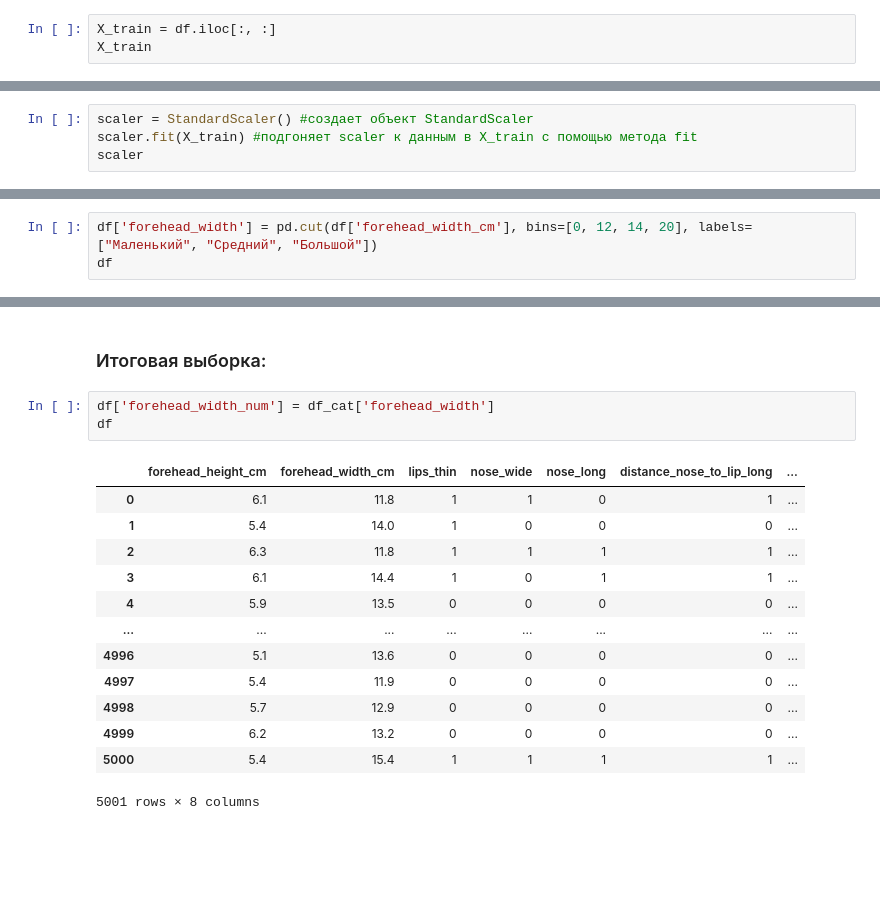
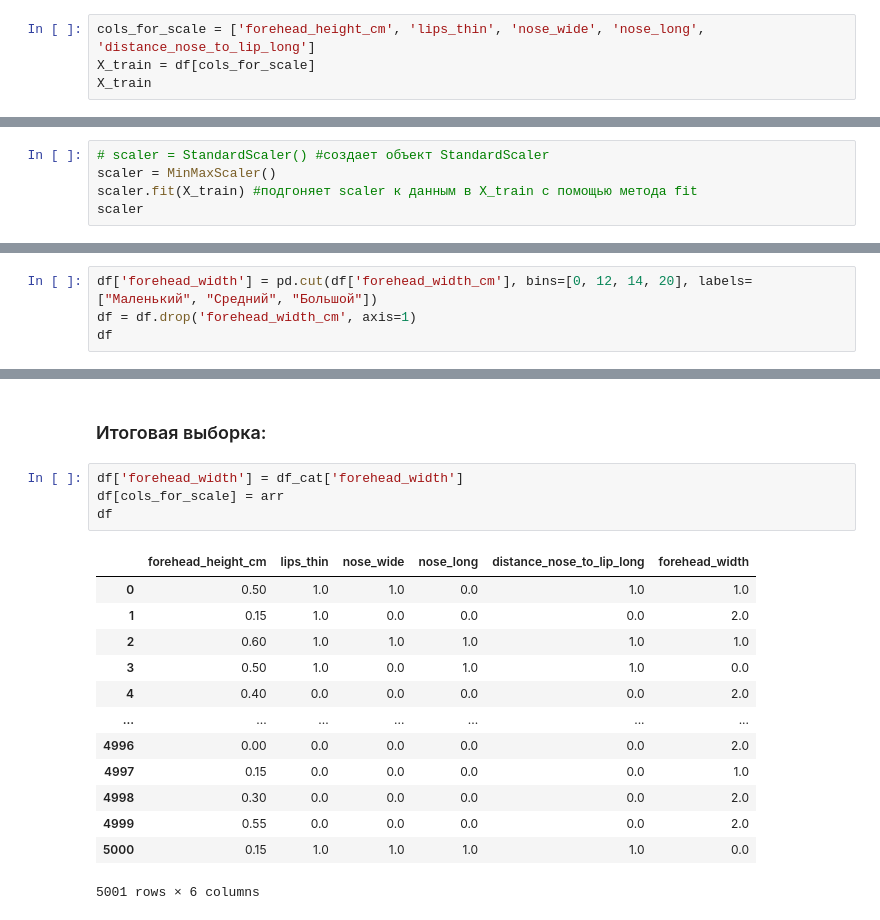
Before and after one commit to dsvishchev/education, a Jupyter notebook: feature_coding.ipynb, the cells around one changed output, grey strips where cells are left out. Drawn from its saved outputs; the diff is of its cells as text; blank space fills up the shorter version.

```diff
--- a/feature_coding.ipynb
+++ b/feature_coding.ipynb
@@ -28,4 +28,5 @@ df
 # %%
-X_train = df.iloc[:, :]
+cols_for_scale = ['forehead_height_cm', 'lips_thin', 'nose_wide', 'nose_long', 'distance_nose_to_lip_long']
+X_train = df[cols_for_scale]
 X_train
 # %% [output]
@@ -47,5 +48,6 @@ X_train
 # %%
-scaler = StandardScaler() #создает объект StandardScaler
+# scaler = StandardScaler() #создает объект StandardScaler
+scaler = MinMaxScaler()
 scaler.fit(X_train) #подгоняет scaler к данным в X_train с помощью метода fit
 scaler
 # %% [output]
@@ -92,5 +88,6 @@ df.describe()
 ### Создаем новый столбец forehead_width и разбиваем значение столбца forehead_width_cm на три категории.
 # %%
 df['forehead_width'] = pd.cut(df['forehead_width_cm'], bins=[0, 12, 14, 20], labels=["Маленький", "Средний", "Большой"])
+df = df.drop('forehead_width_cm', axis=1)
 df
 # %% [output]
@@ -192,19 +188,20 @@ df_cat['forehead_width'].unique().size #количество уникальны
 # %% [markdown]
 ### Итоговая выборка:
 # %%
-df['forehead_width_num'] = df_cat['forehead_width']
+df['forehead_width'] = df_cat['forehead_width']
+df[cols_for_scale] = arr
 df
 # %% [output]
-|  | forehead_height_cm | forehead_width_cm | lips_thin | nose_wide | nose_long | distance_nose_to_lip_long | ... |
-| 0 | 6.1 | 11.8 | 1 | 1 | 0 | 1 | ... |
-| 1 | 5.4 | 14.0 | 1 | 0 | 0 | 0 | ... |
-| 2 | 6.3 | 11.8 | 1 | 1 | 1 | 1 | ... |
-| 3 | 6.1 | 14.4 | 1 | 0 | 1 | 1 | ... |
-| 4 | 5.9 | 13.5 | 0 | 0 | 0 | 0 | ... |
-| ... | ... | ... | ... | ... | ... | ... | ... |
-| 4996 | 5.1 | 13.6 | 0 | 0 | 0 | 0 | ... |
-| 4997 | 5.4 | 11.9 | 0 | 0 | 0 | 0 | ... |
-| 4998 | 5.7 | 12.9 | 0 | 0 | 0 | 0 | ... |
-| 4999 | 6.2 | 13.2 | 0 | 0 | 0 | 0 | ... |
-| 5000 | 5.4 | 15.4 | 1 | 1 | 1 | 1 | ... |
+|  | forehead_height_cm | lips_thin | nose_wide | nose_long | distance_nose_to_lip_long | forehead_width |
+| 0 | 0.50 | 1.0 | 1.0 | 0.0 | 1.0 | 1.0 |
+| 1 | 0.15 | 1.0 | 0.0 | 0.0 | 0.0 | 2.0 |
+| 2 | 0.60 | 1.0 | 1.0 | 1.0 | 1.0 | 1.0 |
+| 3 | 0.50 | 1.0 | 0.0 | 1.0 | 1.0 | 0.0 |
+| 4 | 0.40 | 0.0 | 0.0 | 0.0 | 0.0 | 2.0 |
+| ... | ... | ... | ... | ... | ... | ... |
+| 4996 | 0.00 | 0.0 | 0.0 | 0.0 | 0.0 | 2.0 |
+| 4997 | 0.15 | 0.0 | 0.0 | 0.0 | 0.0 | 1.0 |
+| 4998 | 0.30 | 0.0 | 0.0 | 0.0 | 0.0 | 2.0 |
+| 4999 | 0.55 | 0.0 | 0.0 | 0.0 | 0.0 | 2.0 |
+| 5000 | 0.15 | 1.0 | 1.0 | 1.0 | 1.0 | 0.0 |
-5001 rows × 8 columns
+5001 rows × 6 columns
```
Also changed, not shown: parts of 10 cells of this notebook.
